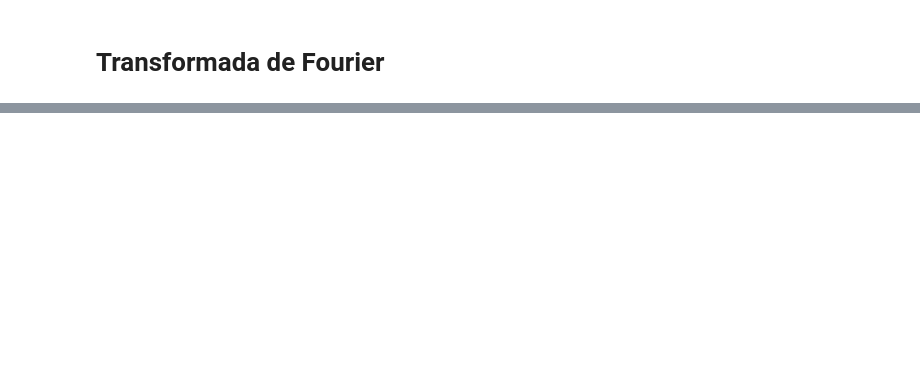
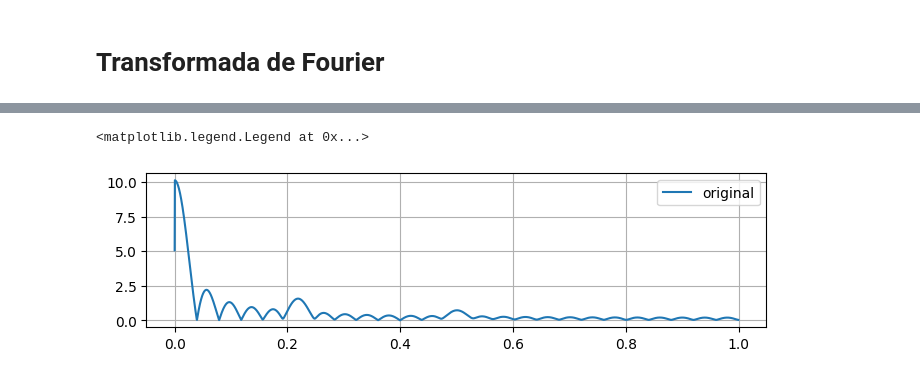
Before and after one commit to ifmg-betim/2024.2_AUT.040_ProcSin, a Jupyter notebook: aulas/ProcSin - 002 - FFT.ipynb, the cells around one changed output, grey strips where cells are left out. Saved outputs shown, nothing was run; the diff lists cells and outputs as text; code cells hidden in the pictures; blank space fills up the shorter version.

```diff
--- a/aulas/ProcSin - 002 - FFT.ipynb
+++ b/aulas/ProcSin - 002 - FFT.ipynb
@@ -67,0 +178,18 @@ plt.plot(freq, pha);
+# %%
+from scipy.fft import fft
+
+
+# criar vetor tempo
+x2 = np.sin(0.44*np.pi*t2) + 0.5*np.sin(np.pi*t2) # sinal
+x1 = x2 + np.random.normal(5, 0, len(x2))
+N = len(x1)
+freq1, mag1, pha1 = serieDeFourier(x1, 100*N, T)
+
+
+plt.figure(figsize=(8,2))
+plt.grid(which='both')
+plt.plot(freq1, mag1, '-', label='original');
+plt.legend()
+# %% [output]
+<matplotlib.legend.Legend at 0x...>
+[figure, added]
```
Also changed, not shown: parts of 8 cells of this notebook, 1 other file.
